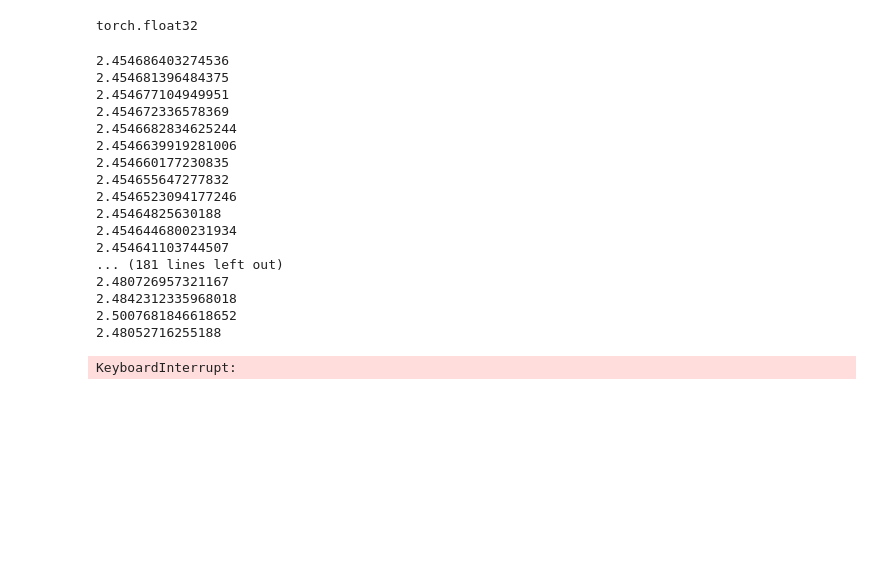
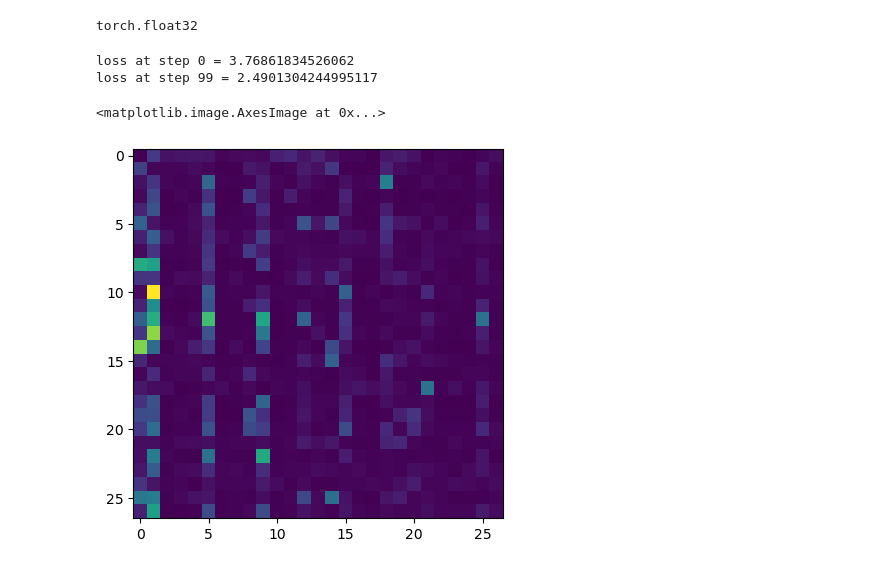
Before and after one commit to timh5011/llm-from-scratch, a Jupyter notebook: makemore/scratchpad_bigram.ipynb, the cells around one changed output. Cells and saved outputs as stored; diff of their text form; code cells hidden in the pictures; blank space fills up the shorter version.

```diff
--- a/makemore/scratchpad_bigram.ipynb
+++ b/makemore/scratchpad_bigram.ipynb
@@ -331,41 +346,31 @@ W = torch.randn((27, 27), generator=g, requires_grad=True)
 # %%
 # Gradient Descent
 
-k = 0.0
-threshold = 0.01
-while loss > threshold:
+num_itr = 100
+for k in range(num_itr):
 
     # forward pass
     xenc = F.one_hot(xs, num_classes=27).float() # so the type of this just says torch.float32. But its a tensor of floats right?
     logits = xenc @ W
     counts = logits.exp()
-    probs = counts / counts.sum(1, keepdim=True)
-    loss = -probs[torch.arange(num), ys].log().mean()
-    print(loss.item())
+    probs = counts / counts.sum(1, keepdim=True) # this and the line above are the softmax layer
+    # loss = -probs[torch.arange(num), ys].log().mean() # loss without regularization
+    loss = -probs[torch.arange(num), ys].log().mean() + 0.01*(W**2).mean()
+
+    if k == 0 or k == num_itr - 1:
+        print(f'loss at step {k} = {loss.item()}')
 
     # backward pass
     W.grad = None
     loss.backward()
 
     # update weights
-    learning_rate = 100.0 - 0.9*k/1000
-    W.data += -learning_rate * W.grad
+    W.data += -50.0 * W.grad
 # %% [output]
-2.454686403274536
-2.454681396484375
-2.454677104949951
-2.454672336578369
-2.4546682834625244
-2.4546639919281006
-2.454660177230835
-2.454655647277832
-2.4546523094177246
-2.45464825630188
-2.4546446800231934
-2.454641103744507
-... (181 lines left out)
-2.480726957321167
-2.4842312335968018
-2.5007681846618652
-2.48052716255188
+loss at step 0 = 3.76861834526062
+loss at step 99 = 2.4901304244995117
-KeyboardInterrupt:
+# %%
+plt.imshow(W.exp().detach()) # this should look like the counts matrix N
+# %% [output]
+<matplotlib.image.AxesImage at 0x...>
+[figure, added]
```
Also changed, not shown: parts of 5 cells of this notebook.
